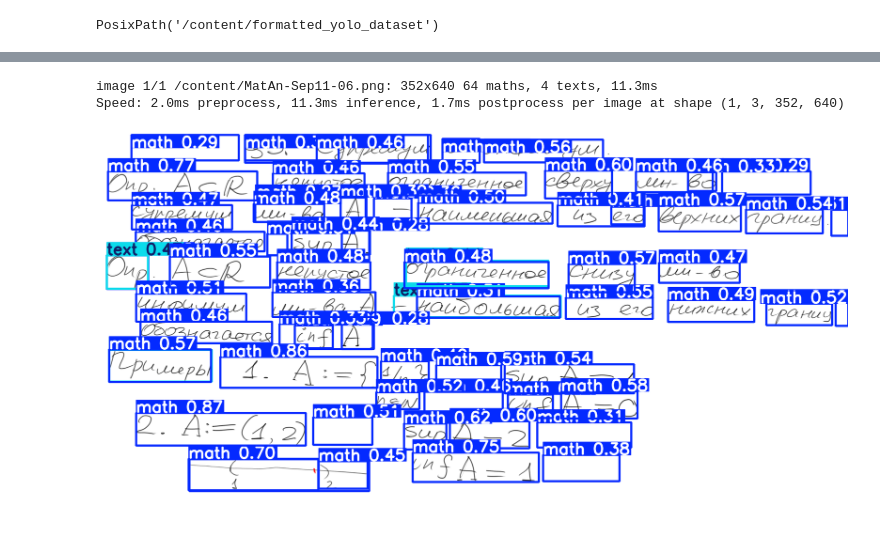
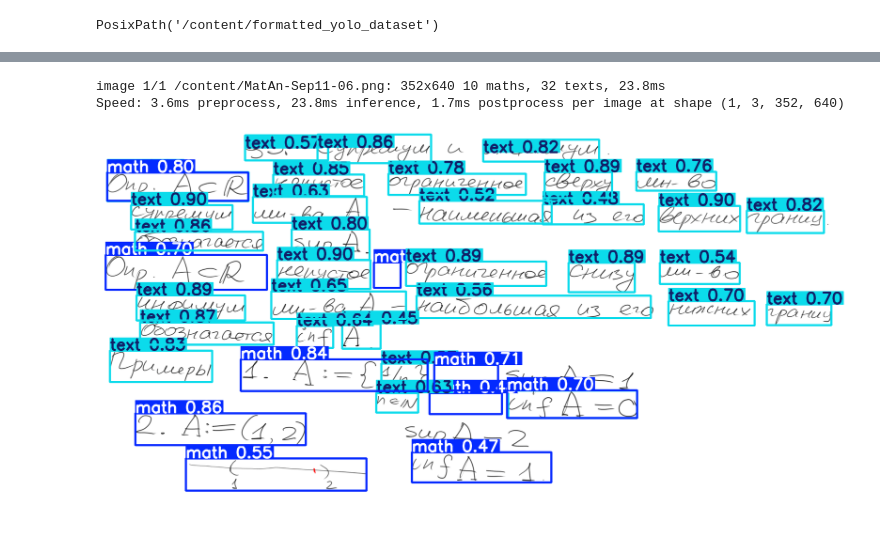
Before and after one commit to Leamich/Ragaik, a Jupyter notebook: character_recognition/notebooks/train_YOLO.ipynb, the cells around one changed output, grey strips where cells are left out. Drawn from its saved outputs; the diff is of its cells as text; code cells hidden in the pictures.

```diff
--- a/character_recognition/notebooks/train_YOLO.ipynb
+++ b/character_recognition/notebooks/train_YOLO.ipynb
@@ -141,9 +204,9 @@ Starting training for 6 epochs...
 # %%
-model("MatAn-Sep11-06.png")[0].show()
+model("MatAn-Sep11-06.png", conf=0.4)[0].show()
 # %% [output]
-image 1/1 /content/MatAn-Sep11-06.png: 352x640 64 maths, 4 texts, 11.3ms
-Speed: 2.0ms preprocess, 11.3ms inference, 1.7ms postprocess per image at shape (1, 3, 352, 640)
+image 1/1 /content/MatAn-Sep11-06.png: 352x640 10 maths, 32 texts, 23.8ms
+Speed: 3.6ms preprocess, 23.8ms inference, 1.7ms postprocess per image at shape (1, 3, 352, 640)
-[figure, old version]
+[figure, new version]
 # %%
 !du -sh /content/runs
 # %% [output]
```
Also changed, not shown: parts of 7 cells of this notebook.
